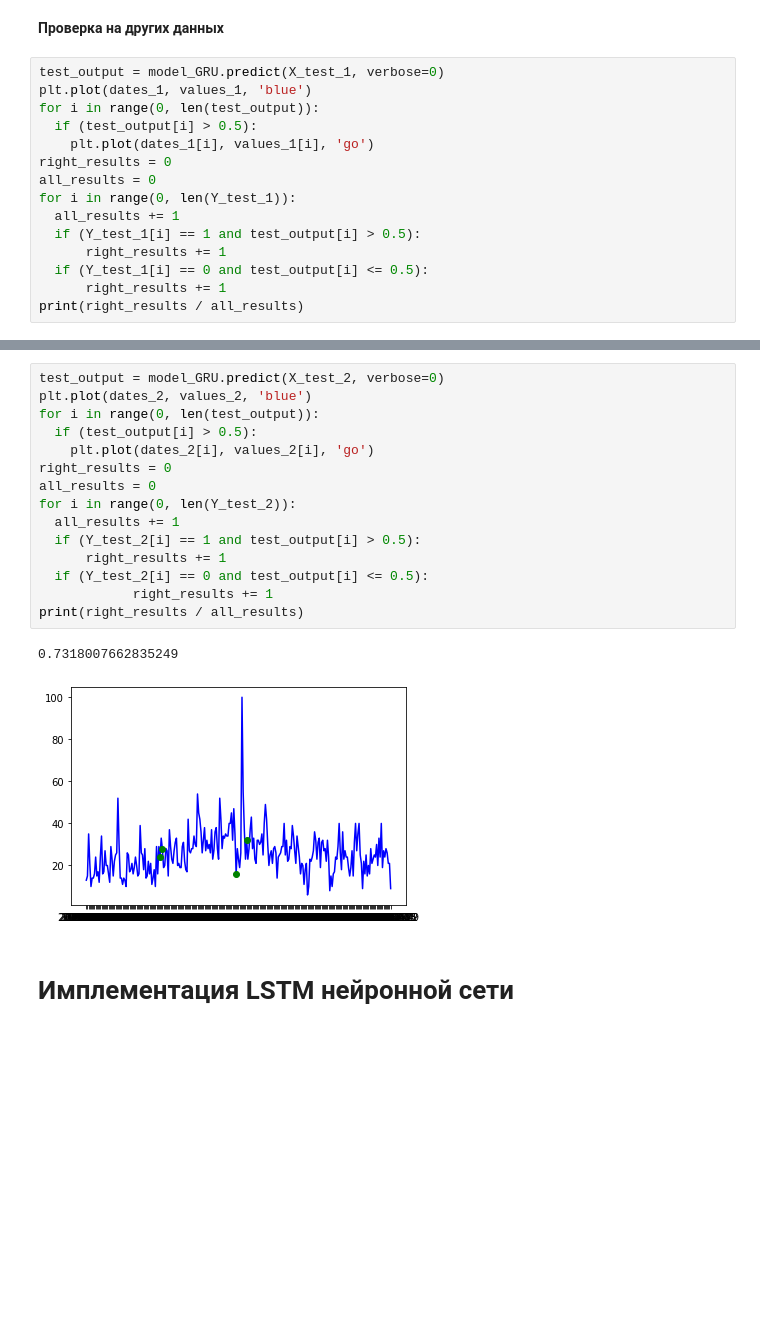
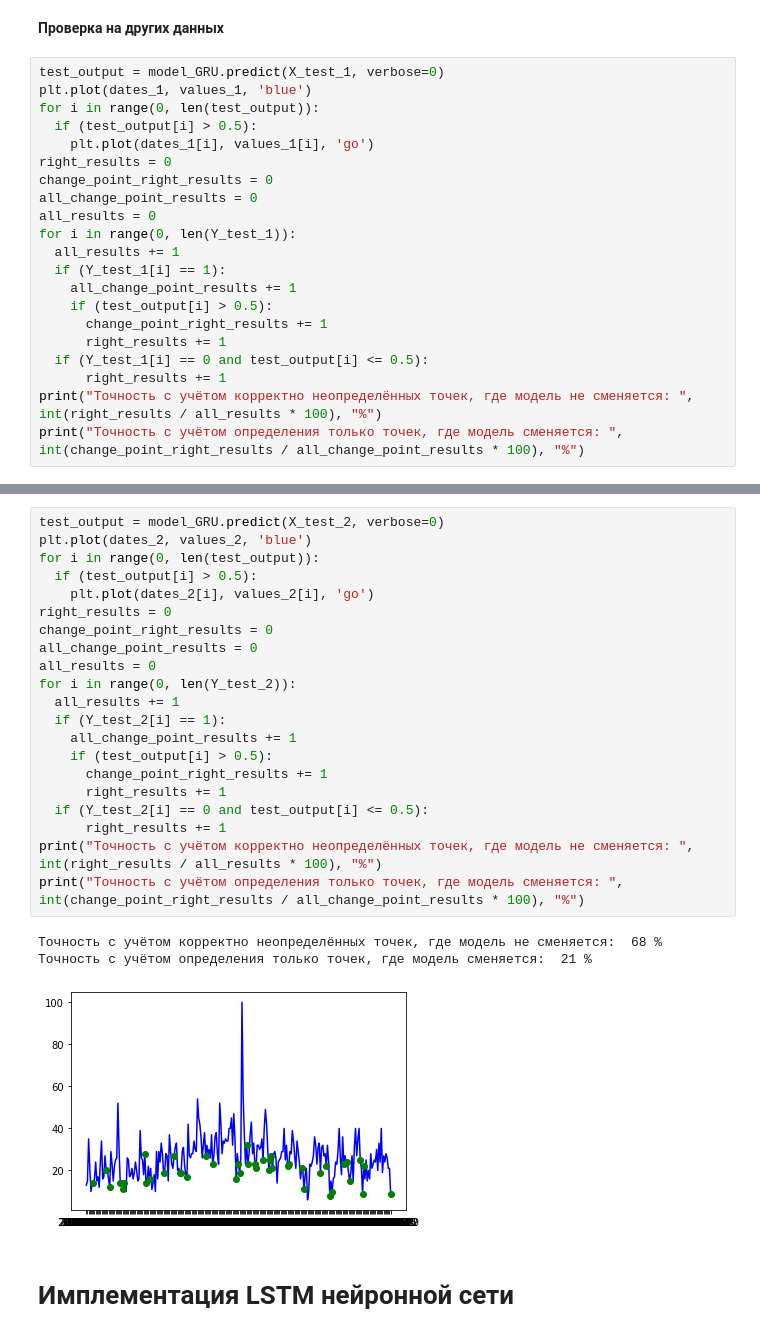
Before and after one commit to DenZhid/DeepLearningLabs, a Jupyter notebook: lab2/Lab2.ipynb, the cells around one changed output, grey strips where cells are left out. Drawn from its saved outputs; the diff is of its cells as text; blank space fills up the shorter version.

```diff
--- a/lab2/Lab2.ipynb
+++ b/lab2/Lab2.ipynb
@@ -191,12 +208,18 @@ for i in range(0, len(test_output)):
   if (test_output[i] > 0.5):
     plt.plot(dates_1[i], values_1[i], 'go')
 right_results = 0
+change_point_right_results = 0
+all_change_point_results = 0
 all_results = 0
 for i in range(0, len(Y_test_1)):
   all_results += 1
-  if (Y_test_1[i] == 1 and test_output[i] > 0.5):
+  if (Y_test_1[i] == 1):
+    all_change_point_results += 1
+    if (test_output[i] > 0.5):
+      change_point_right_results += 1
       right_results += 1
   if (Y_test_1[i] == 0 and test_output[i] <= 0.5):
       right_results += 1
-print(right_results / all_results)
+print("Точность с учётом корректно неопределённых точек, где модель не сменяется: ", int(right_results / all_results * 100), "%")
+print("Точность с учётом определения только точек, где модель сменяется: ", int(change_point_right_results / all_change_point_results * 100), "%")
 # %% [output]
@@ -205,21 +229,28 @@ print(right_results / all_results)
 # %%
 test_output = model_GRU.predict(X_test_2, verbose=0)
 plt.plot(dates_2, values_2, 'blue')
 for i in range(0, len(test_output)):
   if (test_output[i] > 0.5):
     plt.plot(dates_2[i], values_2[i], 'go')
 right_results = 0
+change_point_right_results = 0
+all_change_point_results = 0
 all_results = 0
 for i in range(0, len(Y_test_2)):
   all_results += 1
-  if (Y_test_2[i] == 1 and test_output[i] > 0.5):
+  if (Y_test_2[i] == 1):
+    all_change_point_results += 1
+    if (test_output[i] > 0.5):
+      change_point_right_results += 1
       right_results += 1
   if (Y_test_2[i] == 0 and test_output[i] <= 0.5):
-            right_results += 1
-print(right_results / all_results)
+      right_results += 1
+print("Точность с учётом корректно неопределённых точек, где модель не сменяется: ", int(right_results / all_results * 100), "%")
+print("Точность с учётом определения только точек, где модель сменяется: ", int(change_point_right_results / all_change_point_results * 100), "%")
 # %% [output]
-0.7318007662835249
+Точность с учётом корректно неопределённых точек, где модель не сменяется:  68 %
+Точность с учётом определения только точек, где модель сменяется:  21 %
-[figure, old version]
+[figure, new version]
 # %% [markdown]
 # **Имплементация LSTM нейронной сети**
 # %% [markdown]
```
Also changed, not shown: parts of 6 cells of this notebook.
